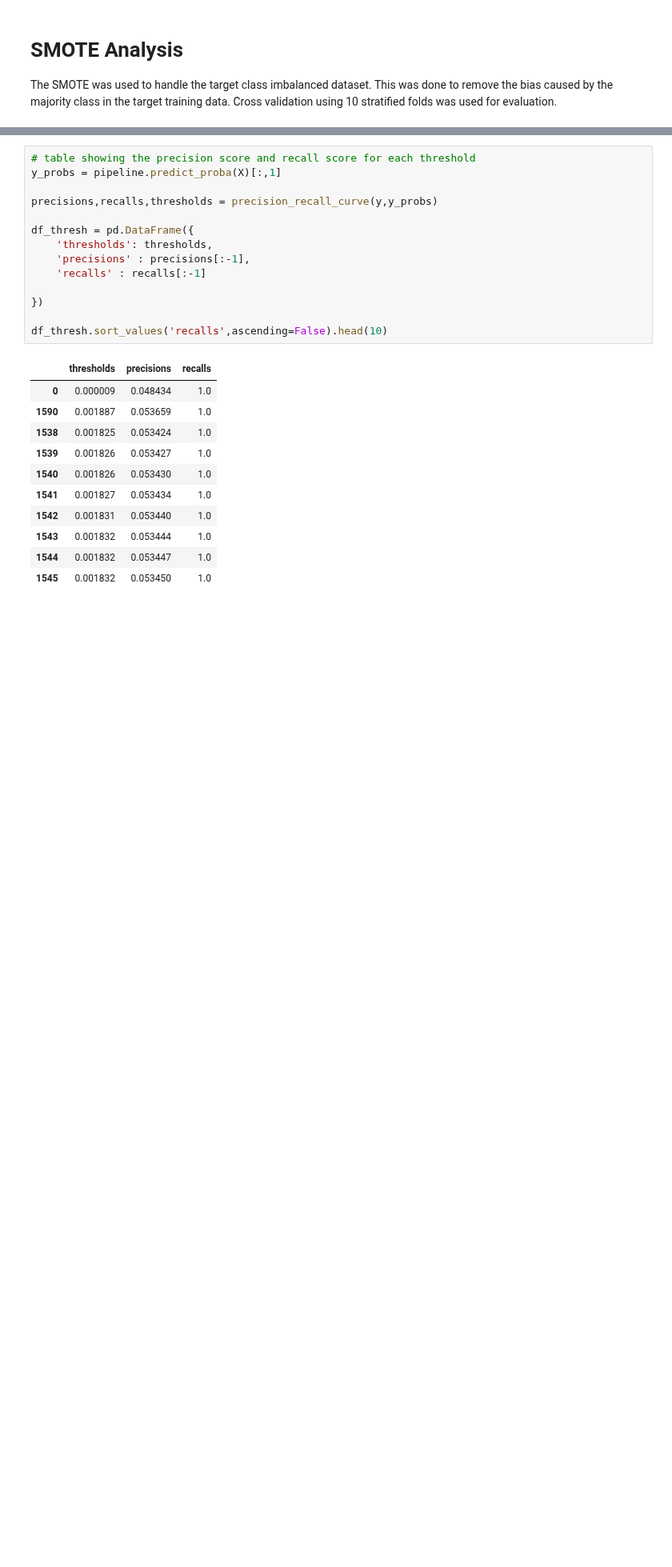
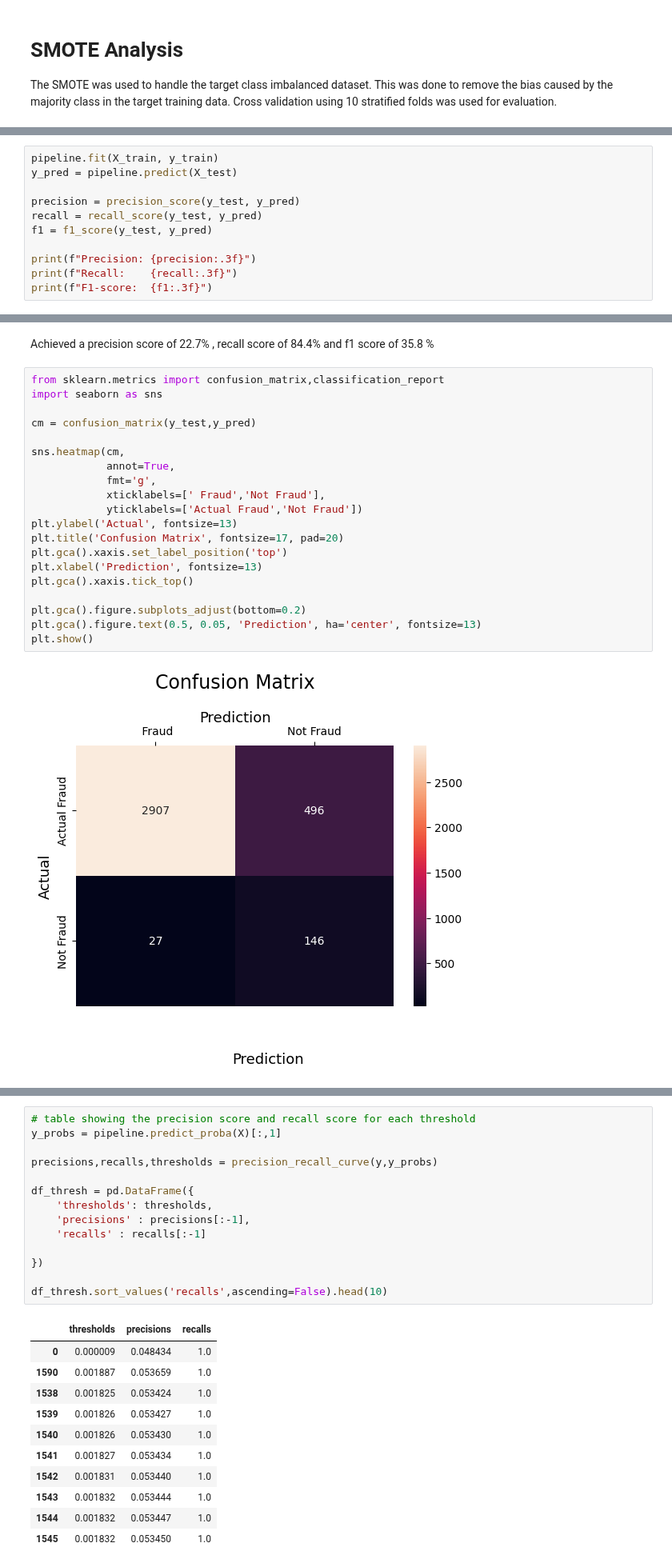
Before and after one commit to sibusiso-ma/Detection-of-fraudulent-jobs-, a Jupyter notebook: Job_fraud_detection.ipynb, the cells around one changed output, grey strips where cells are left out. Shown at 80% size. Cells and saved outputs as stored; diff of their text form; blank space fills up the shorter version.

```diff
--- a/Job_fraud_detection.ipynb
+++ b/Job_fraud_detection.ipynb
@@ -1154,0 +988,11 @@ The mean recall score has increased to 81.17%  which means that 81.17% of fraud
+# %%
+pipeline.fit(X_train, y_train)
+y_pred = pipeline.predict(X_test)
+
+precision = precision_score(y_test, y_pred)
+recall = recall_score(y_test, y_pred)
+f1 = f1_score(y_test, y_pred)
+
+print(f"Precision: {precision:.3f}")
+print(f"Recall:    {recall:.3f}")
+print(f"F1-score:  {f1:.3f}")
@@ -1154,0 +1011,24 @@ The mean recall score has increased to 81.17%  which means that 81.17% of fraud
+# %% [markdown]
+Achieved a precision score of 22.7% , recall score of 84.4% and f1 score of 35.8 %
+# %%
+from sklearn.metrics import confusion_matrix,classification_report
+import seaborn as sns
+
+cm = confusion_matrix(y_test,y_pred)
+
+sns.heatmap(cm,
+            annot=True,
+            fmt='g',
+            xticklabels=[' Fraud','Not Fraud'],
+            yticklabels=['Actual Fraud','Not Fraud'])
+plt.ylabel('Actual', fontsize=13)
+plt.title('Confusion Matrix', fontsize=17, pad=20)
+plt.gca().xaxis.set_label_position('top')
+plt.xlabel('Prediction', fontsize=13)
+plt.gca().xaxis.tick_top()
+
+plt.gca().figure.subplots_adjust(bottom=0.2)
+plt.gca().figure.text(0.5, 0.05, 'Prediction', ha='center', fontsize=13)
+plt.show()
+# %% [output]
+[figure, added]
```
Also changed, not shown: parts of 45 cells of this notebook.
